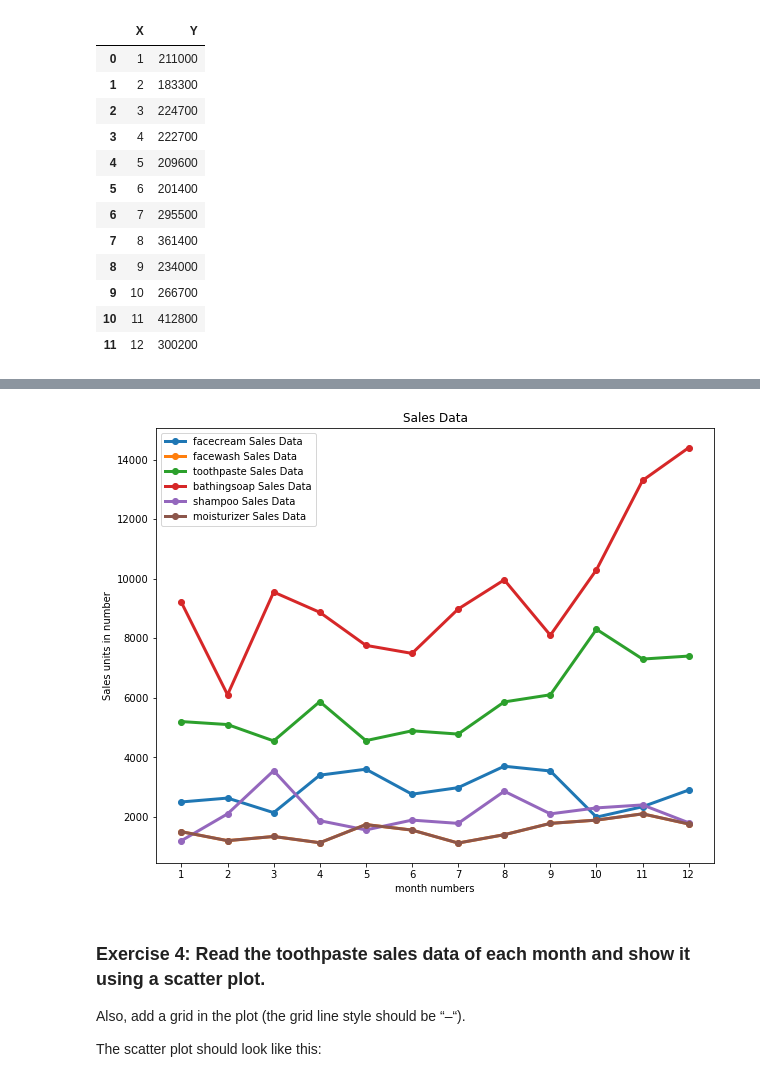
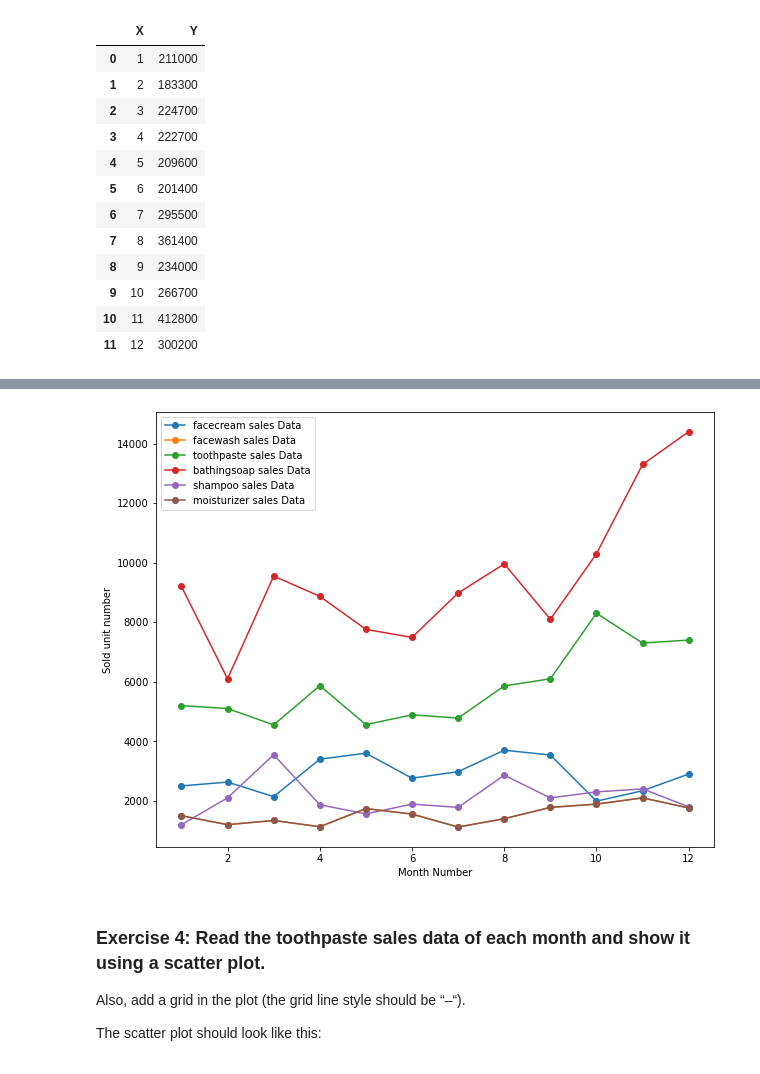
Before and after one commit to BusayoAfolabi12/AI-JAN-2022-EXERCISES, a Jupyter notebook: 08. Matplotlib1/Matplotlib_exercises.ipynb, the cells around one changed output, grey strips where cells are left out. Drawn from its saved outputs; the diff is of its cells as text; code cells hidden in the pictures.

```diff
--- a/08. Matplotlib1/Matplotlib_exercises.ipynb
+++ b/08. Matplotlib1/Matplotlib_exercises.ipynb
@@ -110,11 +112,21 @@ data.head()
 | 2 | 3 | 2140 | 1340 | 4550 | 9550 | 3550 | 1340 | 22470 | ... |
 | 3 | 4 | 3400 | 1130 | 5870 | 8870 | 1870 | 1130 | 22270 | ... |
 | 4 | 5 | 3600 | 1740 | 4560 | 7760 | 1560 | 1740 | 20960 | ... |
-# %%
-# Write your code here
-fig, ax = plt.subplots(figsize=(10,8))
-# %% [output]
-[figure, removed]
+# %%
+# Write your code here
+fig, ax = plt.subplots(figsize=(10,8))
+plt.plot(df['month_number'], df['facecream'], marker = 'o', label = 'facecream sales Data')
+plt.plot(df['month_number'], df['facewash'],  marker = 'o', label = 'facewash sales Data')
+plt.plot(df['month_number'], df['toothpaste'],  marker = 'o', label = 'toothpaste sales Data')
+plt.plot(df['month_number'], df['bathingsoap'],  marker = 'o', label = 'bathingsoap sales Data')
+plt.plot(df['month_number'], df['shampoo'],  marker = 'o', label = 'shampoo sales Data')
+plt.plot(df['month_number'], df['moisturizer'],  marker = 'o', label = 'moisturizer sales Data' )
+plt.legend()
+plt.xlabel('Month Number')
+plt.ylabel('Sold unit number')
+plt.show()
+# %% [output]
+[figure, added]
 # %% [markdown]
 ### Exercise 4: Read the toothpaste sales data of each month and show it using a scatter plot.
 Also, add a grid in the plot (the grid line style should be “–“).
```
Also changed, not shown: parts of 10 cells of this notebook.
